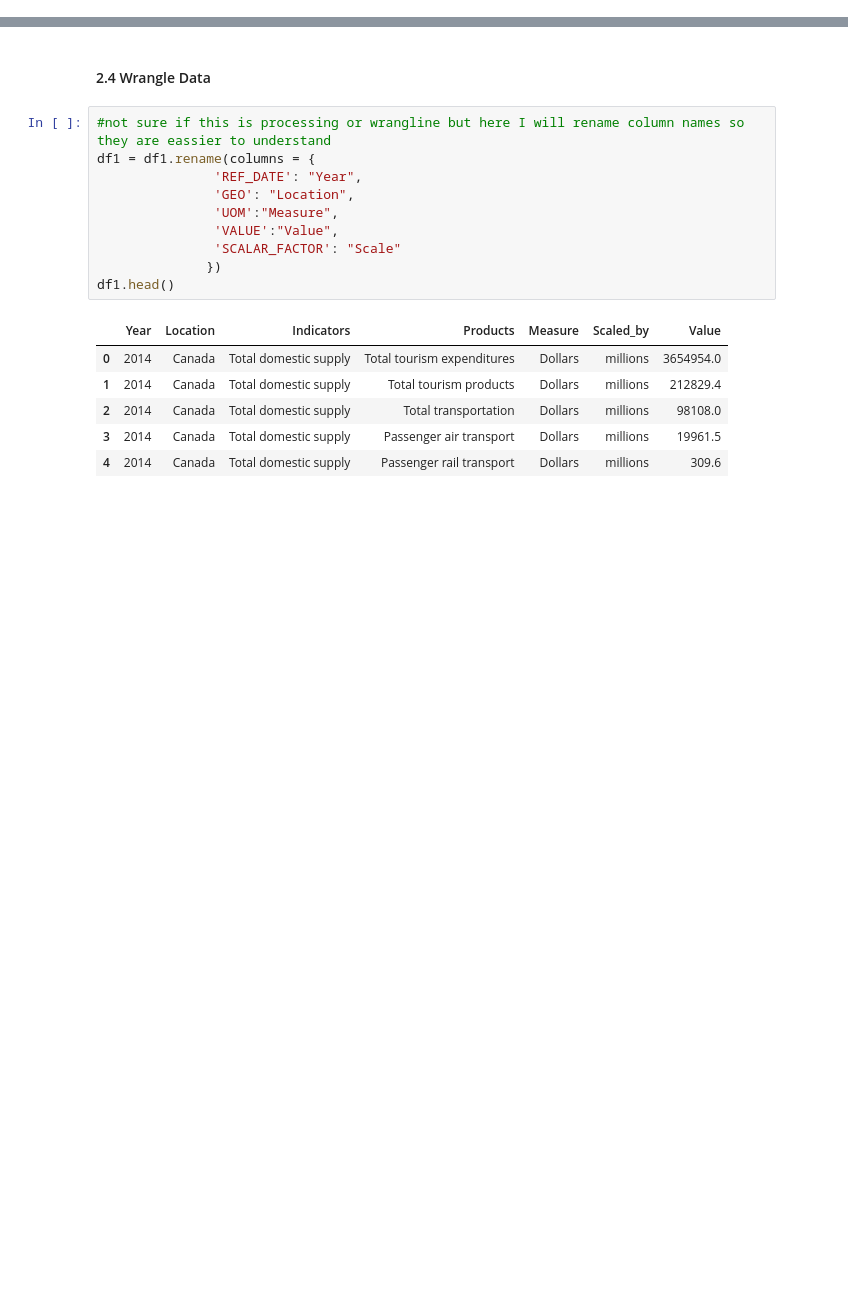
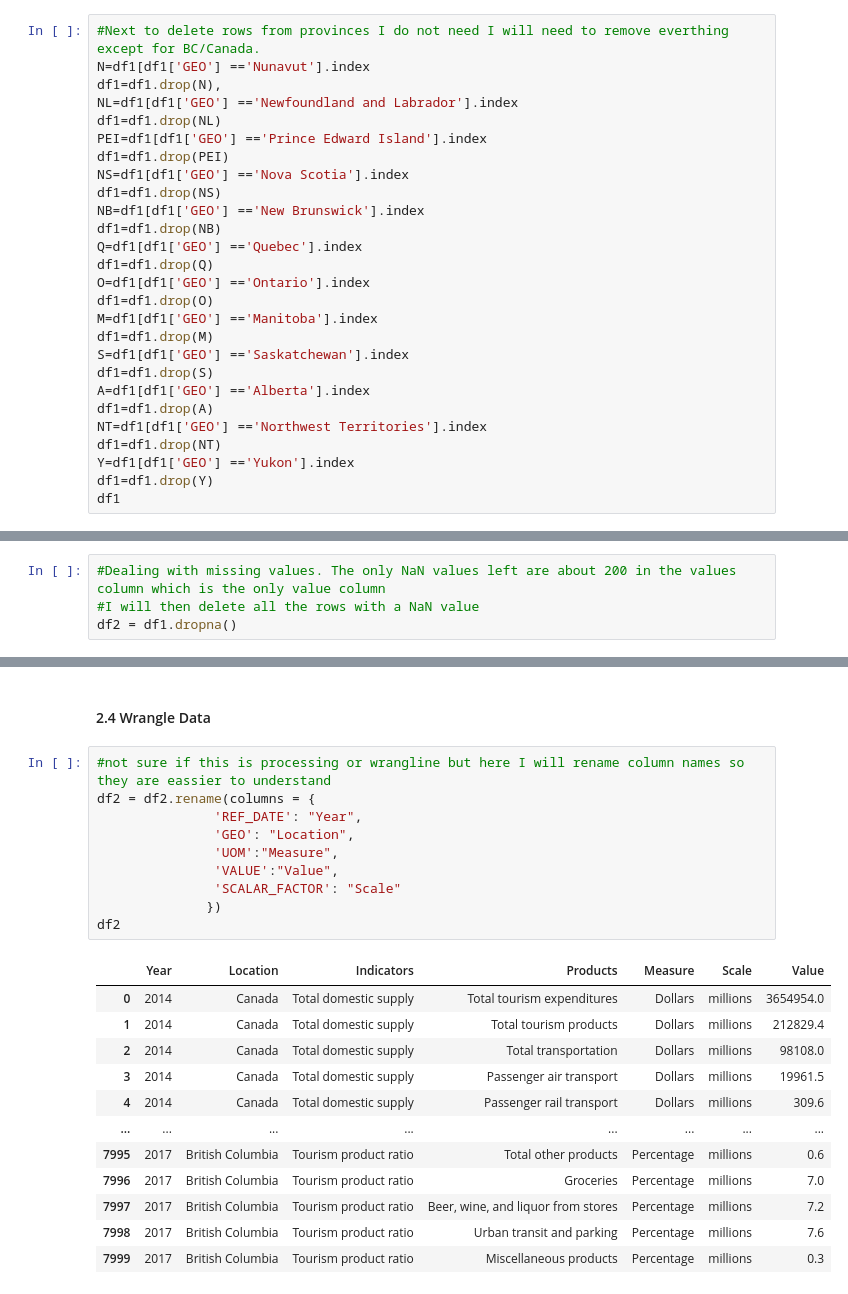
Before and after one commit to data301-2021-winter1/group05-project, a Jupyter notebook: notebooks/analysis3.ipynb, the cells around one changed output, grey strips where cells are left out. Cells and saved outputs as stored; diff of their text form; blank space fills up the shorter version.

```diff
--- a/notebooks/analysis3.ipynb
+++ b/notebooks/analysis3.ipynb
@@ -199,0 +168,27 @@ df2
+# %%
+#Next to delete rows from provinces I do not need I will need to remove everthing except for BC/Canada.
+N=df1[df1['GEO'] =='Nunavut'].index
+df1=df1.drop(N),
+NL=df1[df1['GEO'] =='Newfoundland and Labrador'].index
+df1=df1.drop(NL)
+PEI=df1[df1['GEO'] =='Prince Edward Island'].index
+df1=df1.drop(PEI)
+NS=df1[df1['GEO'] =='Nova Scotia'].index
+df1=df1.drop(NS)
+NB=df1[df1['GEO'] =='New Brunswick'].index
+df1=df1.drop(NB)
+Q=df1[df1['GEO'] =='Quebec'].index
+df1=df1.drop(Q)
+O=df1[df1['GEO'] =='Ontario'].index
+df1=df1.drop(O)
+M=df1[df1['GEO'] =='Manitoba'].index
+df1=df1.drop(M)
+S=df1[df1['GEO'] =='Saskatchewan'].index
+df1=df1.drop(S)
+A=df1[df1['GEO'] =='Alberta'].index
+df1=df1.drop(A)
+NT=df1[df1['GEO'] =='Northwest Territories'].index
+df1=df1.drop(NT)
+Y=df1[df1['GEO'] =='Yukon'].index
+df1=df1.drop(Y)
+df1
@@ -199,0 +209,4 @@ df2
+# %%
+#Dealing with missing values. The only NaN values left are about 200 in the values column which is the only value column
+#I will then delete all the rows with a NaN value
+df2 = df1.dropna()
@@ -203,18 +234,24 @@ df2
 #### 2.4 Wrangle Data
 # %%
 #not sure if this is processing or wrangline but here I will rename column names so they are eassier to understand
-df1 = df1.rename(columns = {
+df2 = df2.rename(columns = {
                'REF_DATE': "Year",
                'GEO': "Location",
                'UOM':"Measure",
                'VALUE':"Value",
                'SCALAR_FACTOR': "Scale"
               })
-df1.head()
+df2
 # %% [output]
-|  | Year | Location | Indicators | Products | Measure | Scaled_by | Value |
+|  | Year | Location | Indicators | Products | Measure | Scale | Value |
 | 0 | 2014 | Canada | Total domestic supply | Total tourism expenditures | Dollars | millions | 3654954.0 |
 | 1 | 2014 | Canada | Total domestic supply | Total tourism products | Dollars | millions | 212829.4 |
 | 2 | 2014 | Canada | Total domestic supply | Total transportation | Dollars | millions | 98108.0 |
 | 3 | 2014 | Canada | Total domestic supply | Passenger air transport | Dollars | millions | 19961.5 |
 | 4 | 2014 | Canada | Total domestic supply | Passenger rail transport | Dollars | millions | 309.6 |
+| ... | ... | ... | ... | ... | ... | ... | ... |
+| 7995 | 2017 | British Columbia | Tourism product ratio | Total other products | Percentage | millions | 0.6 |
+| 7996 | 2017 | British Columbia | Tourism product ratio | Groceries | Percentage | millions | 7.0 |
+| 7997 | 2017 | British Columbia | Tourism product ratio | Beer, wine, and liquor from stores | Percentage | millions | 7.2 |
+| 7998 | 2017 | British Columbia | Tourism product ratio | Urban transit and parking | Percentage | millions | 7.6 |
+| 7999 | 2017 | British Columbia | Tourism product ratio | Miscellaneous products | Percentage | millions | 0.3 |
```
Also changed, not shown: parts of 7 cells of this notebook.
